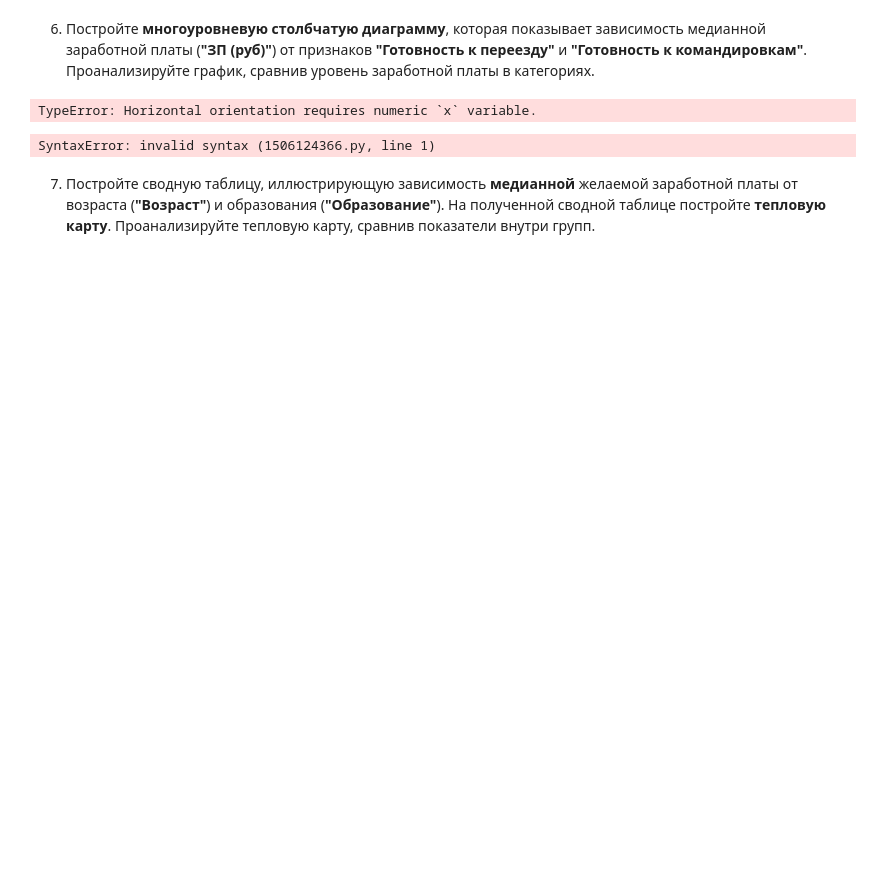
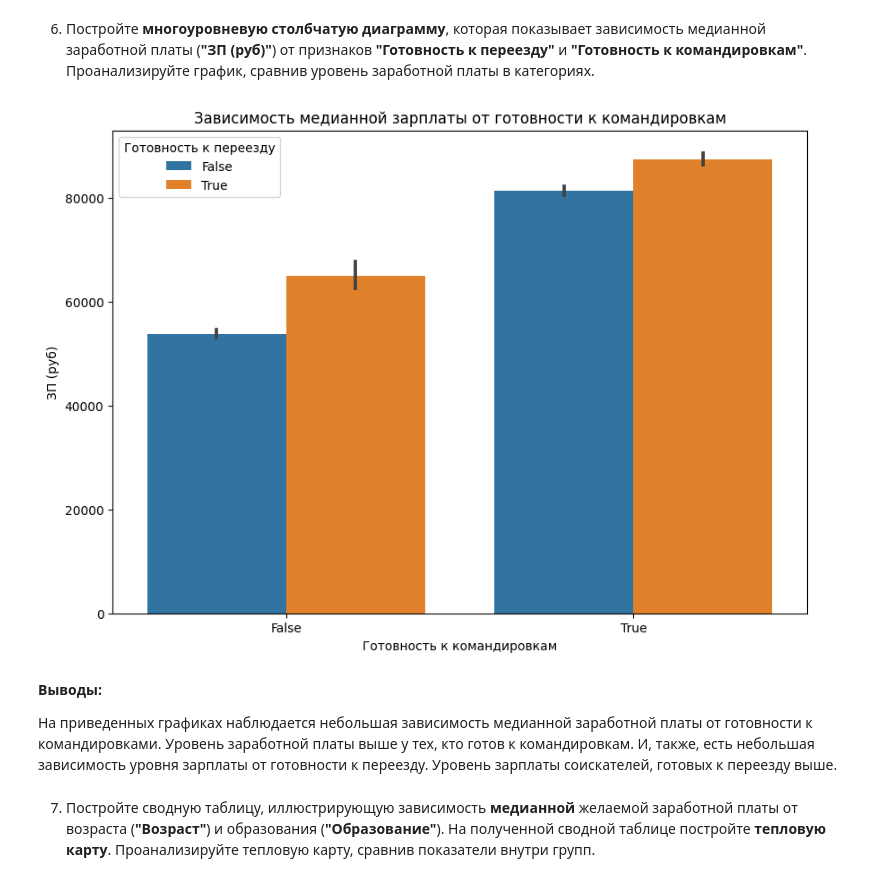
Before and after one commit to UlyanaMint/SkillFactory_DS, a Jupyter notebook: SkillFactory/DataScience/Projects/Project_1/Project-1. Ноутбук-шаблон.ipynb, the cells around one changed output. Drawn from its saved outputs; the diff is of its cells as text; code cells hidden in the pictures; blank space fills up the shorter version.

```diff
--- a/SkillFactory/DataScience/Projects/Project_1/Project-1. Ноутбук-шаблон.ipynb
+++ b/SkillFactory/DataScience/Projects/Project_1/Project-1. Ноутбук-шаблон.ipynb
@@ -924,42 +741,22 @@ boxplot.grid()
 # %% [markdown]
 6. Постройте **многоуровневую столбчатую диаграмму**, которая показывает зависимость медианной заработной платы (**"ЗП (руб)"**) от признаков **"Готовность к переезду"** и **"Готовность к командировкам"**. Проанализируйте график, сравнив уровень заработной платы в категориях.
-# %%
-# ваш код здесь
-
-# bar_data = pd.pivot_table(
-#     data = hh_croped,
-#     values = 'ЗП (руб)',
-#     index = ['Готовность к переезду', 'Готовность к командировкам'],
-#     aggfunc='median'
-# )
-
-# bar_data
-# #titanic.groupby(['sex', 'class'])['survived'].aggregate('mean').unstack()
-bar_data = hh_croped.groupby(['Готовность к переезду'])['ЗП (руб)'].aggregate('median')
-bar_data
-# # create stacked bar chart for students DataFrame
-# #bar_data.plot(kind='bar', stacked=True, color=['red', 'blue'])
-
-# # # Add Title and Labels
-# # plt.title('Intermediate Students Pass %')
-# # plt.xlabel('Year')
-# # plt.ylabel('Percentage Ranges')
-
-# # fig = plt.figure(figsize=(10, 7))
-# # #croped_covid_df['quarter'] = croped_covid_df['date'].dt.quarter
-barplot = sns.barplot(
-    data=bar_data,
-    x= ['Готовность к переезду']
-   # y='ЗП (руб)',
-    #hue=['Готовность к переезду', 'Готовность к командировкам']
-)
-# barplot.set_title('Зависимость медианной зарплаты от готовности к переезду и командировкам');
-# %% [output]
-TypeError: Horizontal orientation requires numeric `x` variable.
-# %%
-ваши выводы здесь
-# %% [output]
-SyntaxError: invalid syntax (1506124366.py, line 1)
+# %%
+fig = plt.figure(figsize=(10, 7))
+#croped_covid_df['quarter'] = croped_covid_df['date'].dt.quarter
+barplot = sns.barplot(
+    data=hh_croped,
+    x='Готовность к командировкам',
+    y='ЗП (руб)',
+    hue='Готовность к переезду',
+)
+barplot.set_title('Зависимость медианной зарплаты от готовности к командировкам');
+# %% [output]
+[figure, added]
+# %% [markdown]
+**Выводы:**
+
+На приведенных графиках наблюдается небольшая зависимость медианной заработной платы от готовности к командировками. Уровень заработной платы выше у тех, кто готов к командировкам.
+И, также, есть небольшая зависимость уровня зарплаты от готовности к переезду. Уровень зарплаты соискателей, готовых к переезду выше.
 # %% [markdown]
 7. Постройте сводную таблицу, иллюстрирующую зависимость **медианной** желаемой заработной платы от возраста (**"Возраст"**) и образования (**"Образование"**). На полученной сводной таблице постройте **тепловую карту**. Проанализируйте тепловую карту, сравнив показатели внутри групп.
 # %%
```
Also changed, not shown: parts of 46 cells of this notebook.
